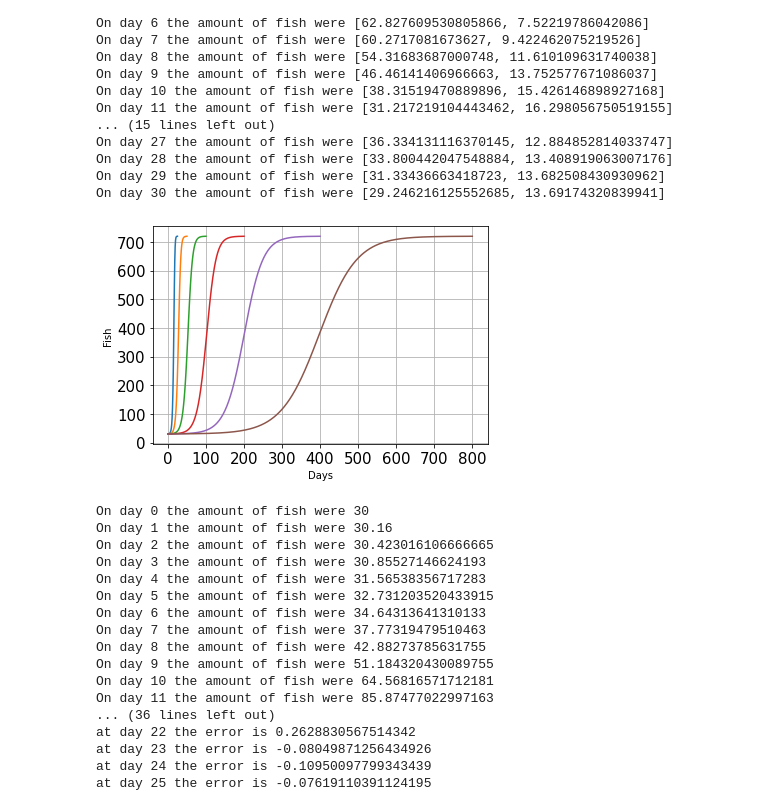
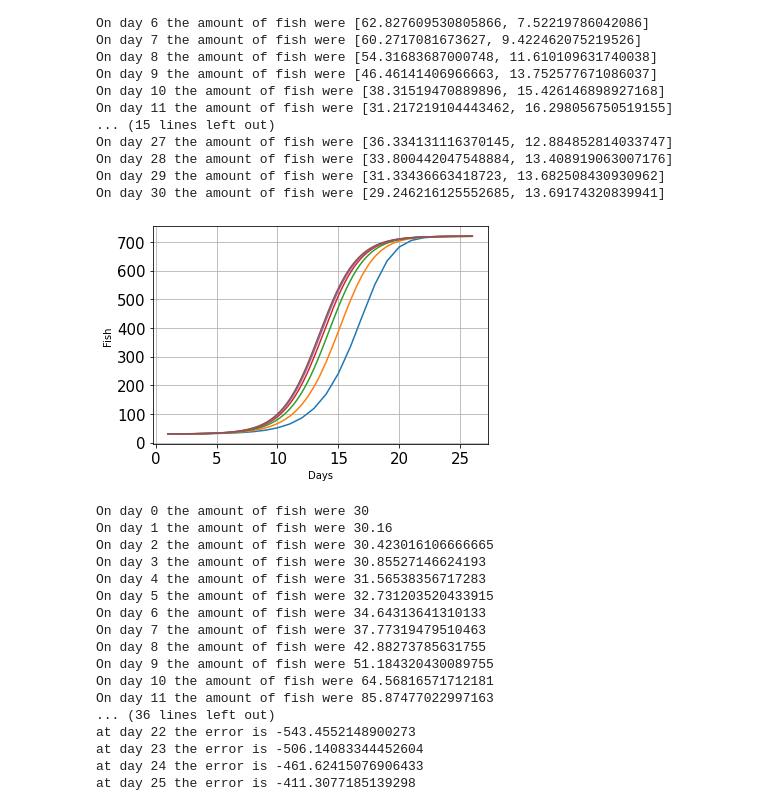
Before and after one commit to EmilS2019/ODE, a Jupyter notebook: mainn.ipynb, the cells around one changed output. Cells and saved outputs as stored; diff of their text form; code cells hidden in the pictures.

```diff
--- a/mainn.ipynb
+++ b/mainn.ipynb
@@ -56,7 +56,7 @@ from math import ceil
 
 def plotResults(results, dt):
     for j in range(len(results)):
-        plt.plot([i*dt+1 for i in range(len(results[j]))], results[j])
+        plt.plot([i*dt[j]+1 for i in range(len(results[j]))], results[j])
     plt.ylabel('Fish')
     plt.xlabel('Days')
     plt.grid(True)
@@ -98,24 +98,24 @@ On day 30 the amount of fish were [29.246216125552685, 13.69174320839941]
 # %%
 #Main
 days = 25
 startingPopulation = 30
 dt = [1, 1/2, 1/4, 1/8, 1/16, 1/32]
 
 #Fish at 13 with dt= 1/8   407.24955562528396
 
 
 populationHistory = []
 populationHistory.append(eulersMethod(dt[0],startingPopulation,days,fishPopulation))
 populationHistory.append(eulersMethod(dt[1],startingPopulation,days,fishPopulation))
 populationHistory.append(eulersMethod(dt[2],startingPopulation,days,fishPopulation))
 populationHistory.append(eulersMethod(dt[3],startingPopulation,days,fishPopulation))
 populationHistory.append(eulersMethod(dt[4],startingPopulation,days,fishPopulation))
 populationHistory.append(eulersMethod(dt[5],startingPopulation,days,fishPopulation))
-plotResults(populationHistory, dt[0])
+plotResults(populationHistory, dt)
 printResults(populationHistory[0], dt[0])
-errorFunction(populationHistory[1], populationHistory[0], dt[0])
+errorFunction(populationHistory[2], populationHistory[0], dt[0])
 # %% [output]
-[figure, old version]
+[figure, new version]
 On day 0 the amount of fish were 30
 On day 1 the amount of fish were 30.16
 On day 2 the amount of fish were 30.423016106666665
@@ -129,7 +129,7 @@ On day 9 the amount of fish were 51.184320430089755
 On day 10 the amount of fish were 64.56816571712181
 On day 11 the amount of fish were 85.87477022997163
 ... (36 lines left out)
-at day 22 the error is 0.2628830567514342
-at day 23 the error is -0.08049871256434926
-at day 24 the error is -0.10950097799343439
-at day 25 the error is -0.07619110391124195
+at day 22 the error is -543.4552148900273
+at day 23 the error is -506.14083344452604
+at day 24 the error is -461.62415076906433
+at day 25 the error is -411.3077185139298
```
Also changed, not shown: parts of 1 cell of this notebook.
